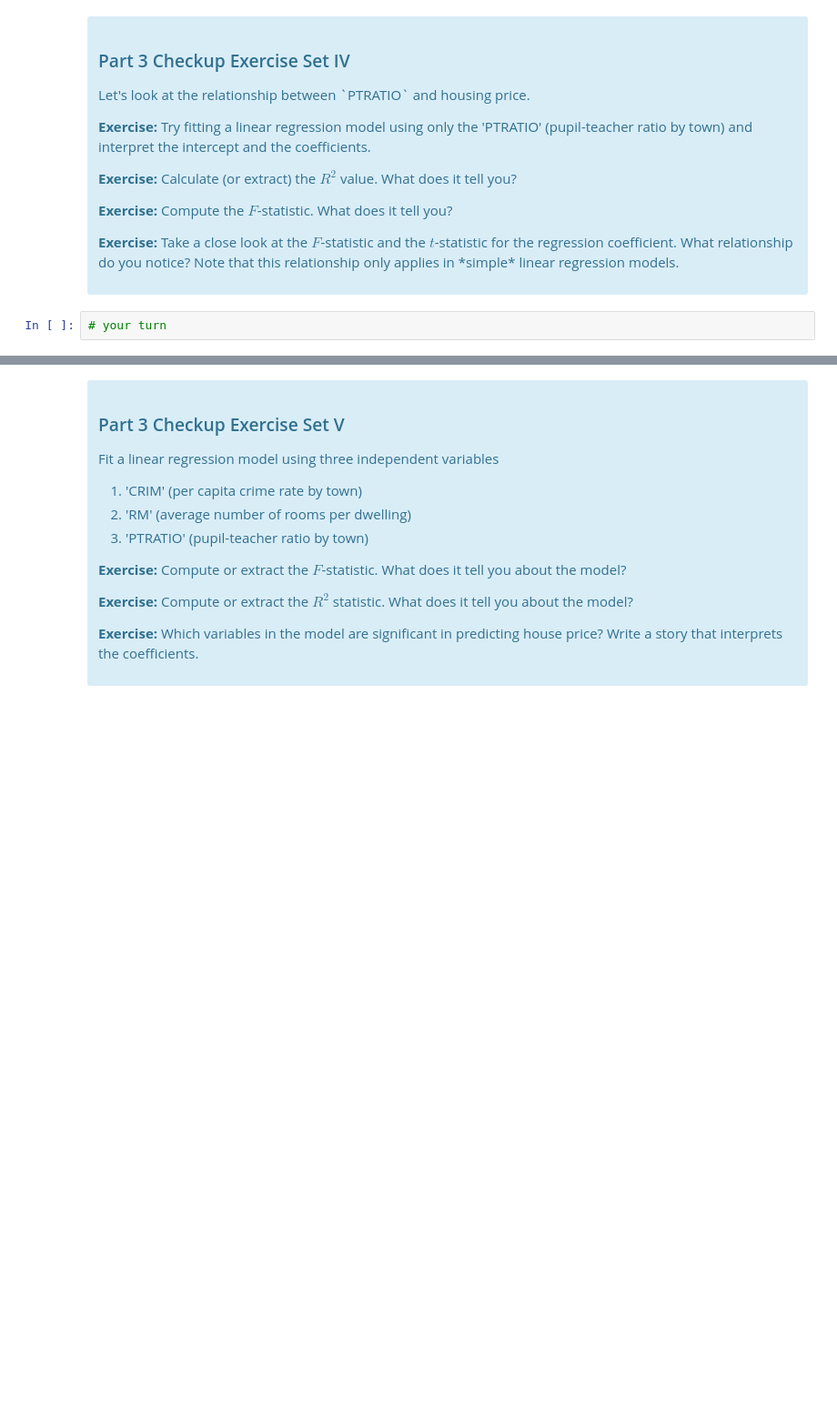
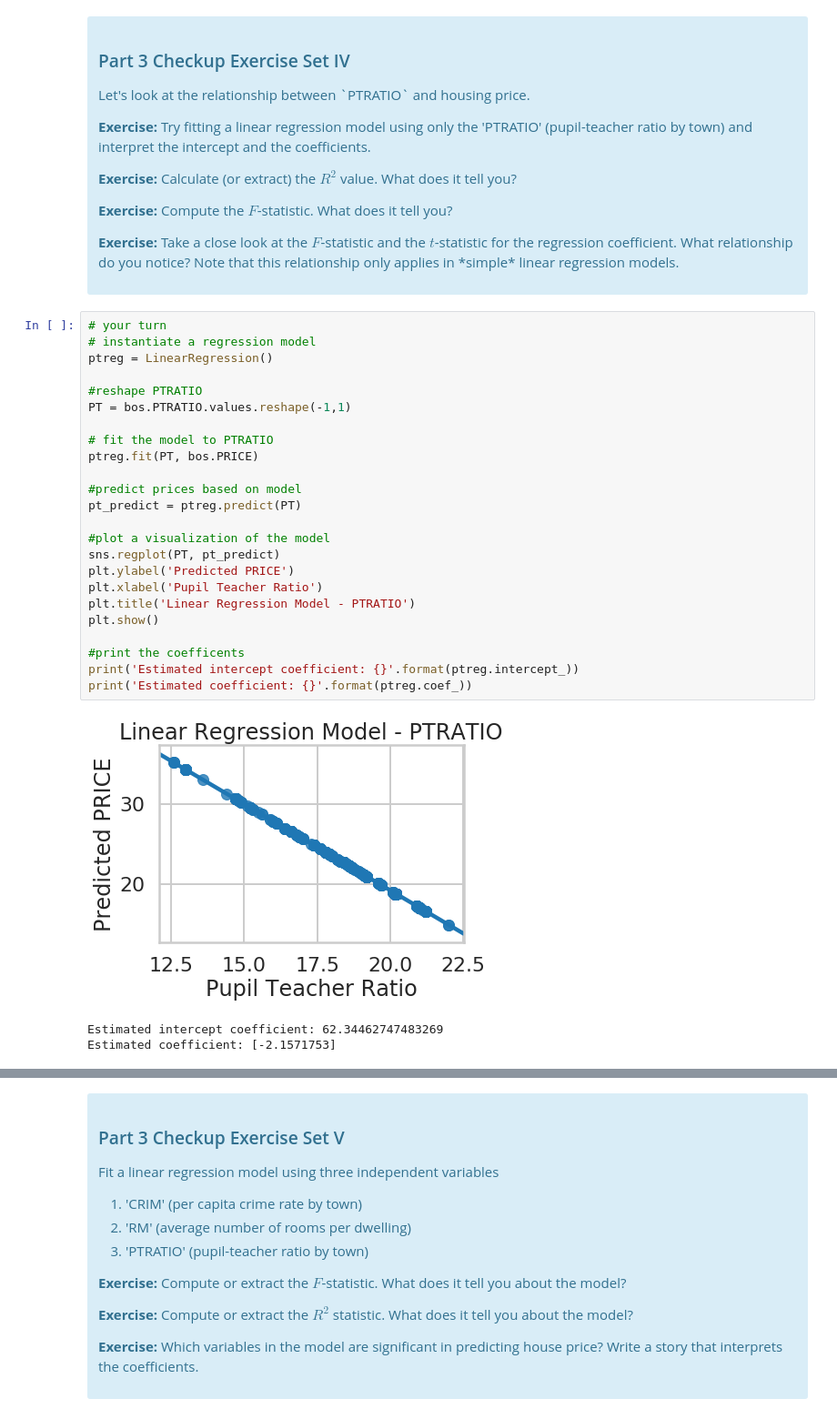
Before and after one commit to Nhorning/linear_regression, a Jupyter notebook: Mini_Project_Linear_Regression.ipynb, the cells around one changed output, grey strips where cells are left out. Shown: that part at 91% size. Cells and saved outputs as stored; diff of their text form; blank space fills up the shorter version.

```diff
--- a/Mini_Project_Linear_Regression.ipynb
+++ b/Mini_Project_Linear_Regression.ipynb
@@ -691,5 +696,31 @@ Once we compute the $F$-statistic, we can use the $F$-distribution with $N-K$ an
 
 <p><b>Exercise:</b> Take a close look at the $F$-statistic and the $t$-statistic for the regression coefficient. What relationship do you notice? Note that this relationship only applies in *simple* linear regression models.</p>
 </div>
-# %%
-# your turn
+# %%
+# your turn
+# instantiate a regression model
+ptreg = LinearRegression()
+
+#reshape PTRATIO
+PT = bos.PTRATIO.values.reshape(-1,1)
+
+# fit the model to PTRATIO
+ptreg.fit(PT, bos.PRICE)
+
+#predict prices based on model
+pt_predict = ptreg.predict(PT)
+
+#plot a visualization of the model
+sns.regplot(PT, pt_predict)
+plt.ylabel('Predicted PRICE')
+plt.xlabel('Pupil Teacher Ratio')
+plt.title('Linear Regression Model - PTRATIO')
+plt.show()
+
+#print the coefficents
+print('Estimated intercept coefficient: {}'.format(ptreg.intercept_))
+print('Estimated coefficient: {}'.format(ptreg.coef_))
+# %% [output]
+[figure, added]
+Estimated intercept coefficient: 62.34462747483269
+Estimated coefficient: [-2.1571753]
```
Also changed, not shown: parts of 10 cells of this notebook.
